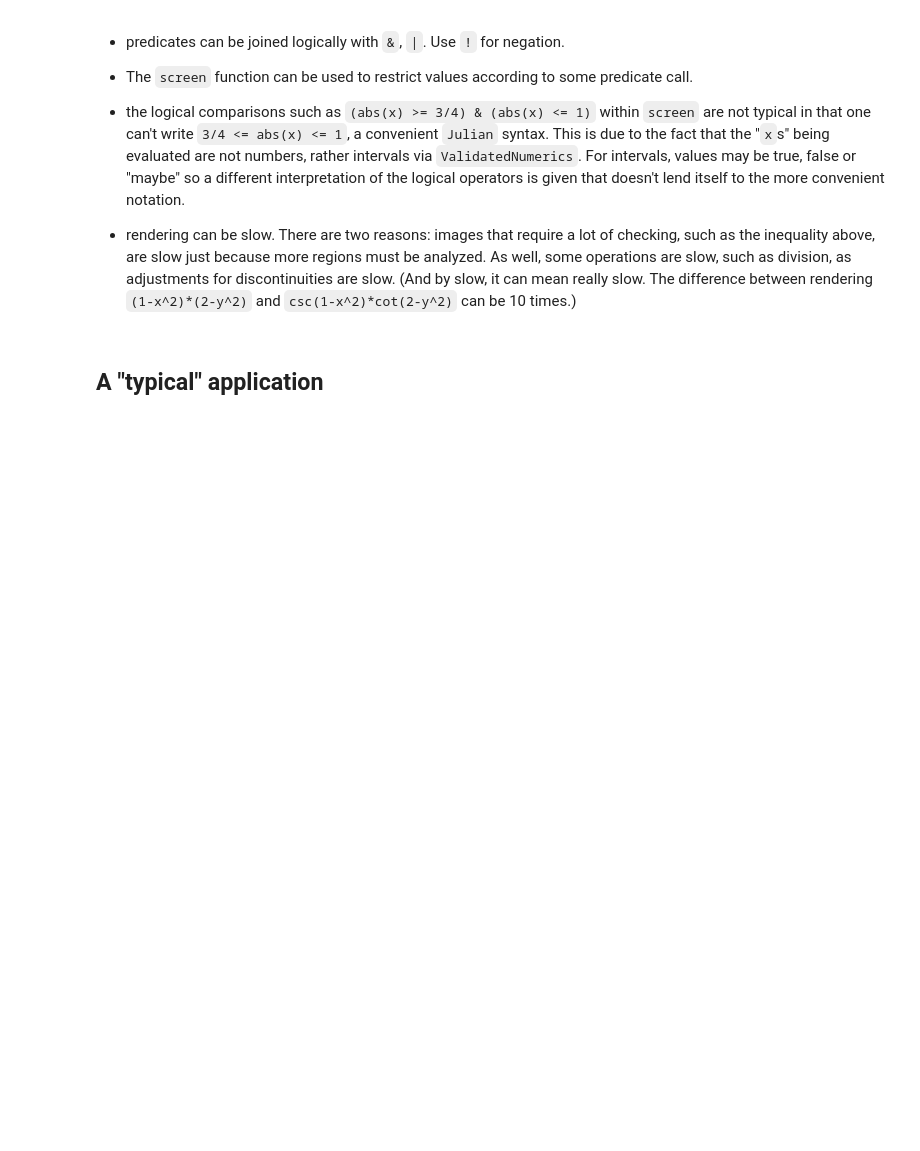
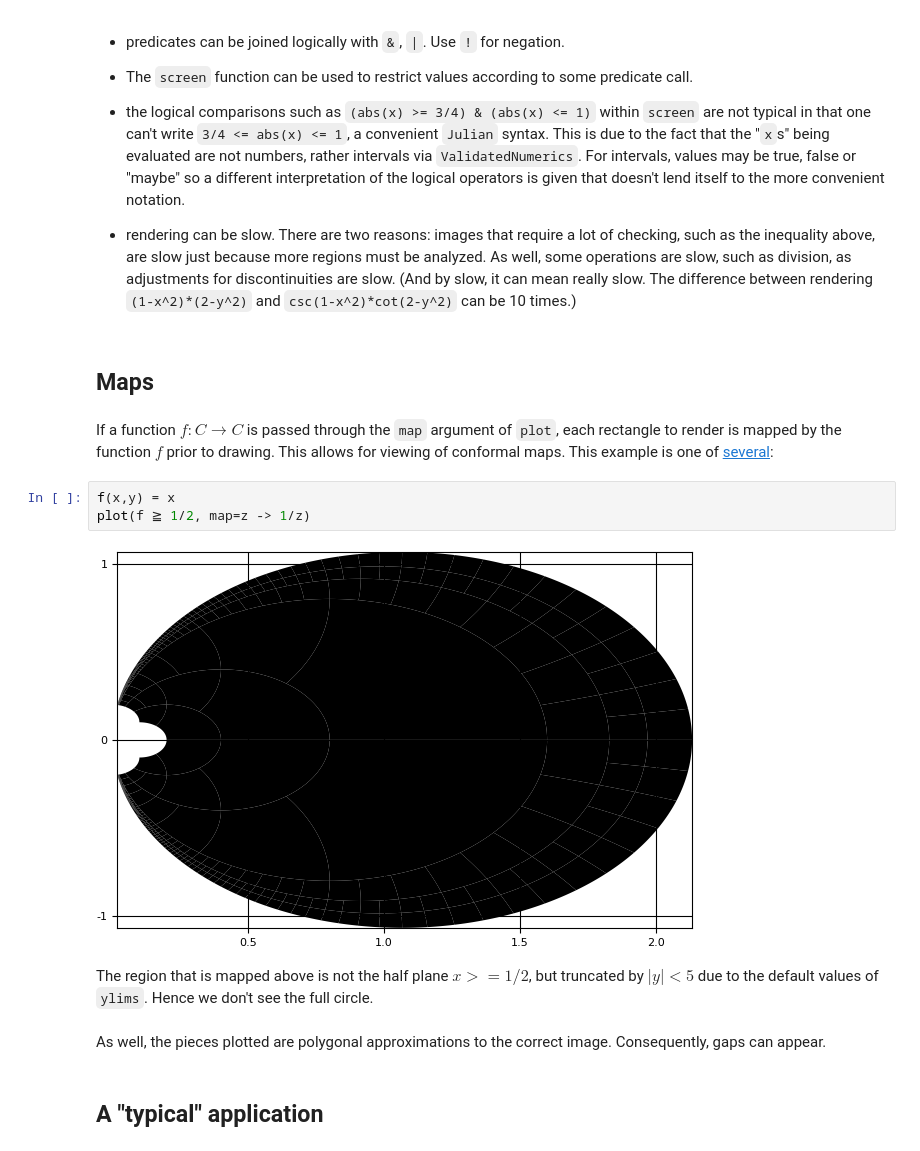
Before and after one commit to jverzani/ImplicitEquations.jl, a Jupyter notebook: docs/examples.ipynb, the cells around one changed output. Cells and saved outputs as stored; diff of their text form; blank space fills up the shorter version.

Commit message:
add map option for plotting

```diff
--- a/docs/examples.ipynb
+++ b/docs/examples.ipynb
@@ -110,6 +110,19 @@ plot(r, xlims=(-7, 7), ylims=(-4, 4), red=:black)
 <li><p>rendering can be slow. There are two reasons: images that require a lot of checking, such as the inequality above, are slow just because more regions must be analyzed. As well, some operations are slow, such as division, as adjustments for discontinuities are slow. (And by slow, it can mean really slow. The difference between rendering <code>&#40;1-x^2&#41;*&#40;2-y^2&#41;</code> and <code>csc&#40;1-x^2&#41;*cot&#40;2-y^2&#41;</code> can be 10 times.)</p>
 </li>
 </ul>
+# %% [markdown]
+<h2>Maps</h2>
+# %% [markdown]
+<p>If a function $f:C \rightarrow C$ is passed through the <code>map</code> argument of <code>plot</code>, each rectangle to render is mapped by the function $f$ prior to drawing. This allows for viewing of conformal maps. This example is one of <a href="http://mathfaculty.fullerton.edu/mathews/c2003/ConformalMapDictionary.1.html">several</a>:</p>
+# %%
+f(x,y) = x
+plot(f ≧ 1/2, map=z -> 1/z)
+# %% [output]
+[figure, added]
+# %% [markdown]
+<p>The region that is mapped above is not the half plane $x >= 1/2$, but truncated by $|y| < 5$ due to the default values of <code>ylims</code>. Hence we don't see the full circle.</p>
+# %% [markdown]
+<p>As well, the pieces plotted are polygonal approximations to the correct image. Consequently, gaps can appear.</p>
 # %% [markdown]
 <h2>A "typical" application</h2>
 # %% [markdown]
```
Also changed, not shown: parts of 2 cells of this notebook, 2 other files.
